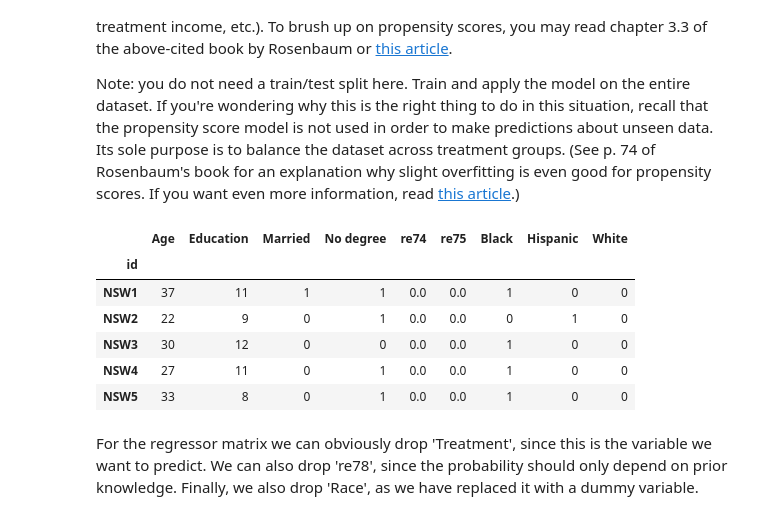
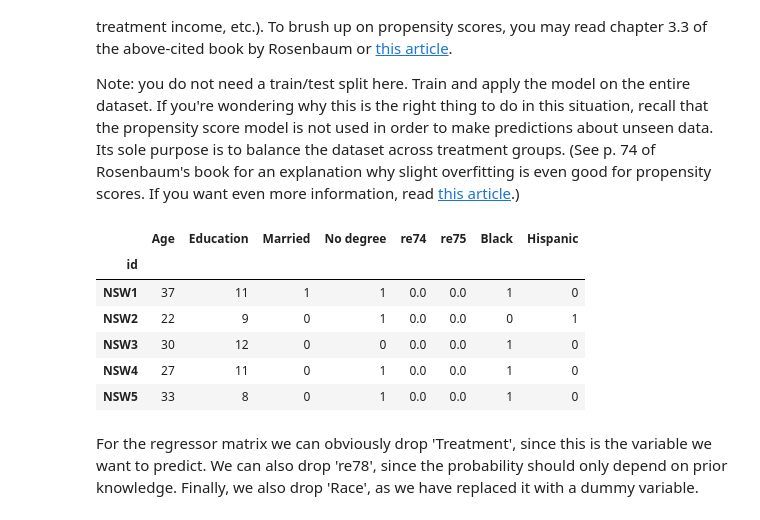
Before and after one commit to zenhaeus/cs-401, a Jupyter notebook: 04 - Applied ML/Homework-04.ipynb, the cells around one changed output. Saved outputs shown, nothing was run; the diff lists cells and outputs as text; code cells hidden in the pictures.

```diff
--- a/04 - Applied ML/Homework-04.ipynb
+++ b/04 - Applied ML/Homework-04.ipynb
@@ -70,9 +70,6 @@ df['race'] = df['race'].replace([0,1,2], ['White', 'Black', 'Hispanic'])
 df['race'] = df.race.astype('category')
 df = df.drop('black', 1)
 df = df.drop('hispan', 1)
-df['treat'] = df.treat.astype('category')
-df['married'] = df.married.astype('category')
-df['nodegree'] = df.nodegree.astype('category')
 
 # Renaming of the columns
 df = df.rename(columns={
@@ -278,20 +275,20 @@ If you want even more information, read [this article](https://drive.google.com/
 # %%
 # Create dummmy for categorical race variable
 race_dummy = pd.get_dummies(df.Race)
 X = pd.concat([df, race_dummy], axis=1)
-X = X.drop(['Treatment', 're78', 'Race'], axis=1)
-y = df.Treatment
+y = X.Treatment
+X = X.drop(['Treatment', 're78', 'Race', 'White'], axis=1)
 logistic = LogisticRegression() # create the model
 logistic.fit(X, y)  # train it
 X.head()
 # %% [output]
-|  | Age | Education | Married | No degree | re74 | re75 | Black | Hispanic | White |
-| id |  |  |  |  |  |  |  |  |  |
-| NSW1 | 37 | 11 | 1 | 1 | 0.0 | 0.0 | 1 | 0 | 0 |
-| NSW2 | 22 | 9 | 0 | 1 | 0.0 | 0.0 | 0 | 1 | 0 |
-| NSW3 | 30 | 12 | 0 | 0 | 0.0 | 0.0 | 1 | 0 | 0 |
-| NSW4 | 27 | 11 | 0 | 1 | 0.0 | 0.0 | 1 | 0 | 0 |
-| NSW5 | 33 | 8 | 0 | 1 | 0.0 | 0.0 | 1 | 0 | 0 |
+|  | Age | Education | Married | No degree | re74 | re75 | Black | Hispanic |
+| id |  |  |  |  |  |  |  |  |
+| NSW1 | 37 | 11 | 1 | 1 | 0.0 | 0.0 | 1 | 0 |
+| NSW2 | 22 | 9 | 0 | 1 | 0.0 | 0.0 | 0 | 1 |
+| NSW3 | 30 | 12 | 0 | 0 | 0.0 | 0.0 | 1 | 0 |
+| NSW4 | 27 | 11 | 0 | 1 | 0.0 | 0.0 | 1 | 0 |
+| NSW5 | 33 | 8 | 0 | 1 | 0.0 | 0.0 | 1 | 0 |
 # %% [markdown]
 For the regressor matrix we can obviously drop 'Treatment', since this is the variable we want to predict. We can also drop 're78', since the probability should only depend on prior knowledge. Finally, we also drop 'Race', as we have replaced it with a dummy variable.
 # %%
```
Also changed, not shown: parts of 14 cells of this notebook.
